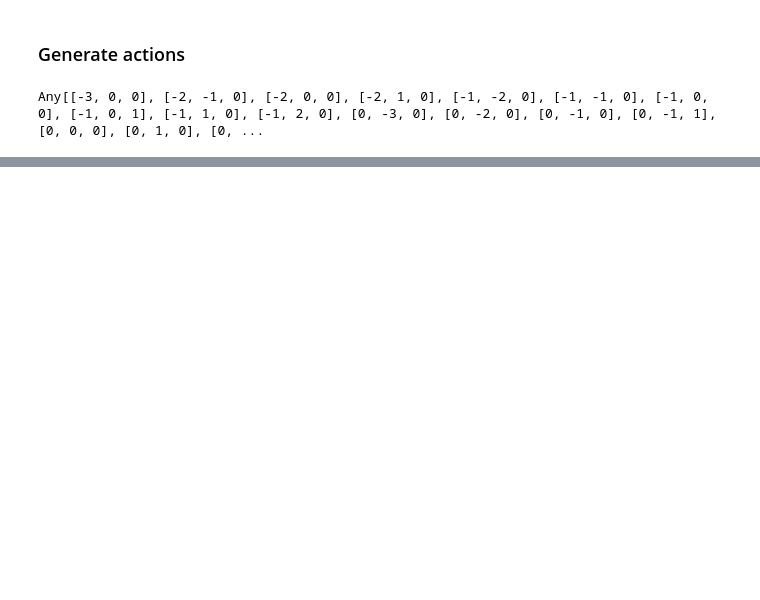
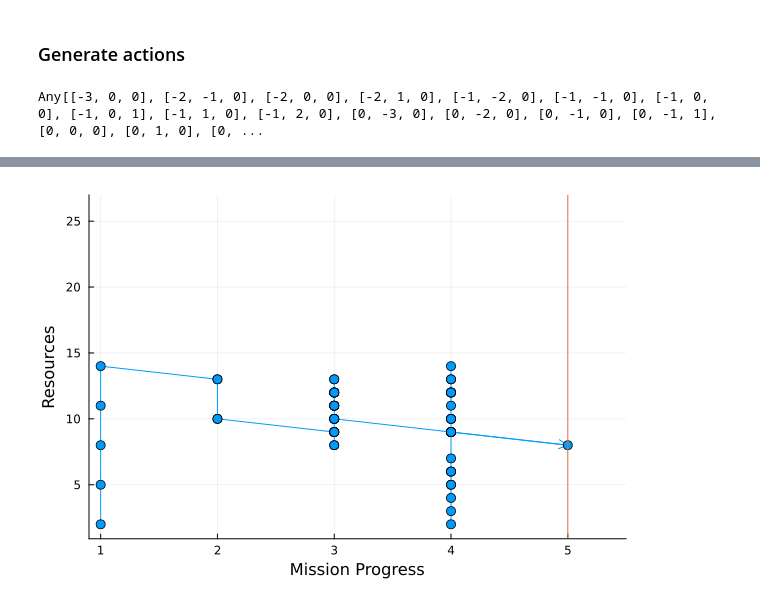
Before and after one commit to zhao-harry/aa-228-final-project, a Jupyter notebook: Simulation.ipynb, the cells around one changed output, grey strips where cells are left out. Cells and saved outputs as stored; diff of their text form; code cells hidden in the pictures; blank space fills up the shorter version.

Commit message:
plotting and fun to check if  action valid

```diff
--- a/Simulation.ipynb
+++ b/Simulation.ipynb
@@ -6,4 +8,5 @@ using Base.Iterators
 energy = 10 # dimensions
 H2O = 16
 mission = 5
+state_dimensions = [energy, H2O, mission]
 grid_world3D = zeros(energy, H2O, mission) # 3D grid world in energy, H2O, mission progress
@@ -58,0 +127,8 @@ end
+# %%
+#prepare to plot
+t = range(0, length=length(mission))
+mission = states[3,:]
+resources_E = states[1, :]
+resources_H2O = states[2,:]
+resources_total = resources_E  + resources_H2O
+rewards_accumulation = cumsum(rewards)
@@ -58,0 +153,14 @@ end
+# %%
+#plot Mission Progress over Resources
+p1 = plot()
+plot!(p1, mission, resources_total, marker=(:circle,5), arrow=true, arrowsize=0.1, legend=false)
+
+vline!(p1, [5])
+ylabel!("Resources")
+xlabel!("Mission Progress")
+ylims!(0.9, (state_dimensions[1] + state_dimensions[2] + 1))
+xlims!(0.9, state_dimensions[3] + 0.5)
+
+#savefig(p1, "Mission Progress VS Resources.pdf")
+# %% [output]
+[figure, added]
```
Also changed, not shown: parts of 10 cells of this notebook.
